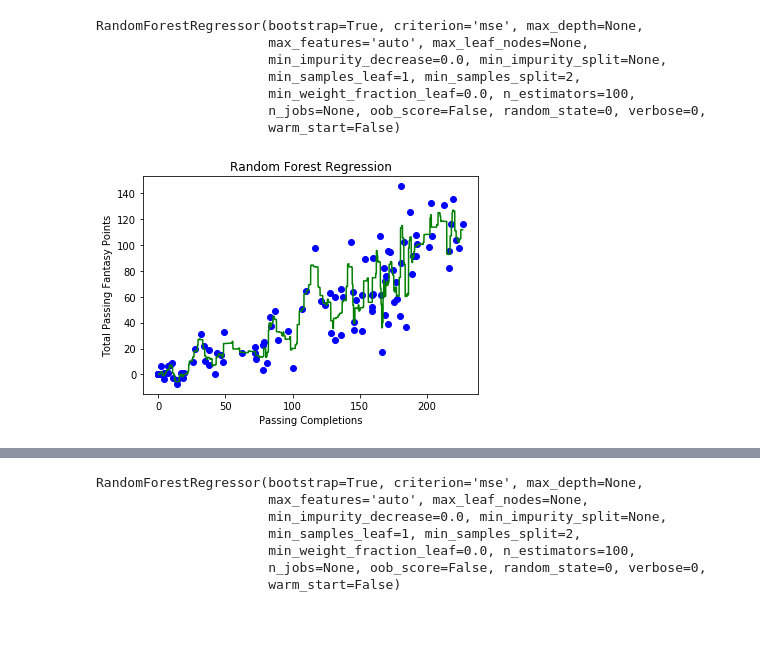
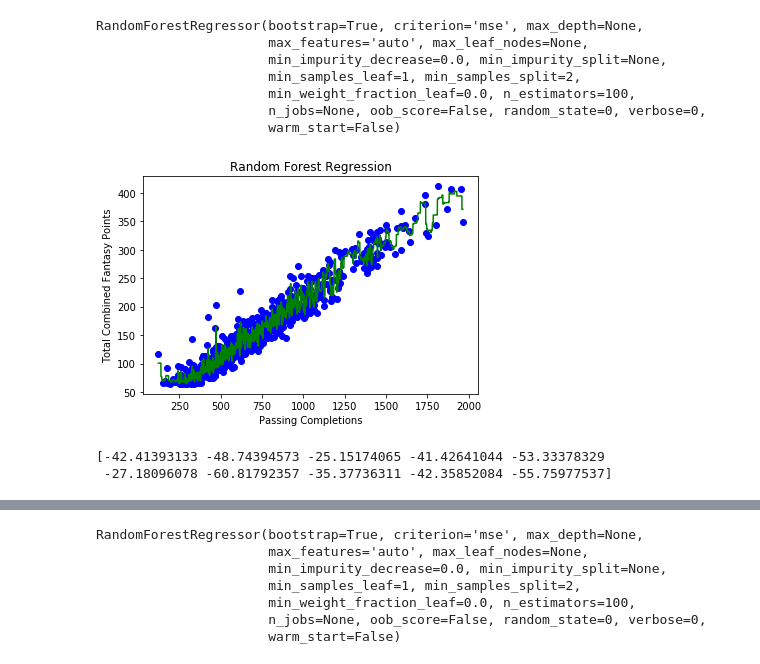
Before and after one commit to brettrchadwick/FantasyFootballProjections, a Jupyter notebook: ETL/Random_Forest.ipynb, the cells around one changed output, grey strips where cells are left out. Drawn from its saved outputs; the diff is of its cells as text; code cells hidden in the pictures; blank space fills up the shorter version.

Commit message:
QB predictions with names

```diff
--- a/ETL/Random_Forest.ipynb
+++ b/ETL/Random_Forest.ipynb
@@ -5,9 +5,11 @@ import os
 import numpy as np
 import matplotlib. pyplot as plt
 # %%
-All_Positions = pd.read_csv('../Resources/final_file.csv')
+All_Positions = pd.read_csv('../Resources/total_combined_data_no_game_location.csv')
+All_Positions = All_Positions[All_Positions['year']>=2010]
+All_Positions = All_Positions[All_Positions['total_combined_fantasy_points']> 64]
 QB_only = All_Positions[All_Positions['position_cleaned']=='QB']
-QB_stats = QB_only[['player_id','passing_completions', 'total_combined_fantasy_points','total_passing_fantasy_points']]
+QB_stats = QB_only[['player_id','passing_completions', 'total_combined_fantasy_points','total_passing_fantasy_points','year']]
 QB_stats.dtypes
 # %% [output]
 player_id                          int64
@@ -36,8 +57,8 @@ QB_stats_cleaned
 #Select column 1 (passing_completions) as X
 X = QB_stats_cleaned.iloc[:, 1:2].values
 #print(X)
-#Select column 3 (total_passing_fantasy_points) as y
-y = QB_stats_cleaned.iloc[:, 3].values
+#Select column 2 (total_combined_fantasy_points) as y
+y = QB_stats_cleaned.iloc[:, 2].values
 #print(y)
 # %%
 from sklearn.ensemble import RandomForestRegressor
@@ -59,14 +77,51 @@ RandomForestRegressor(bootstrap=True, criterion='mse', max_depth=None,
 # %%
 #Visualize the Random Forest Regression Results
 X_grid = np.arange(min(X), max(X), 0.01)
 X_grid = X_grid.reshape((len(X_grid), 1))
 #scatter plot of data
 plt.scatter(X,y, color = 'blue')
 #plot of predicted data
 plt.plot(X_grid, regressor.predict(X_grid), color = 'green')
 plt.title('Random Forest Regression')
 plt.xlabel('Passing Completions')
-plt.ylabel('Total Passing Fantasy Points')
+plt.ylabel('Total Combined Fantasy Points')
 plt.show()
 # %% [output]
-[figure, old version]
+[figure, new version]
+# %%
+from sklearn.model_selection import cross_val_score, GridSearchCV, cross_val_predict
+from sklearn.ensemble import RandomForestRegressor
+from sklearn.preprocessing import MinMaxScaler
+#Select column 1 (passing_completions) as X
+X = QB_stats_cleaned.iloc[:, 1:2].values
+#Select column 2 (total_combined_fantasy_points) as y
+y = QB_stats_cleaned.iloc[:, 2].values
+
+def rfr_model(X,y):
+    #grid search
+    gsc = GridSearchCV(
+        estimator=RandomForestRegressor(),
+        param_grid={
+            'max_depth':range(3,7),
+            'n_estimators':(10,50,100,1000)
+        },
+        cv=5, scoring='neg_mean_squared_error',verbose=0,
+n_jobs=-1)
+
+    grid_result = gsc.fit(X, y)
+    best_params = grid_result.best_params_
+    rfr = RandomForestRegressor(max_depth=best_params["max_depth"],
+n_estimators=best_params["n_estimators"],
+random_state=False, verbose=False)
+#K-Fold CV
+    scores = cross_val_score(rfr,X,y,cv=10,
+scoring='neg_mean_absolute_error')
+    predictions = cross_val_predict(rfr, X, y, cv=10)
+    #print(predictions)
+    print(scores)
+    return predictions
+
+temp = rfr_model(X,y)
+# %% [output]
+[-42.41393133 -48.74394573 -25.15174065 -41.42641044 -53.33378329
+ -27.18096078 -60.81792357 -35.37736311 -42.35852084 -55.75977537]
```
Also changed, not shown: parts of 20 cells of this notebook, 1 other file.
